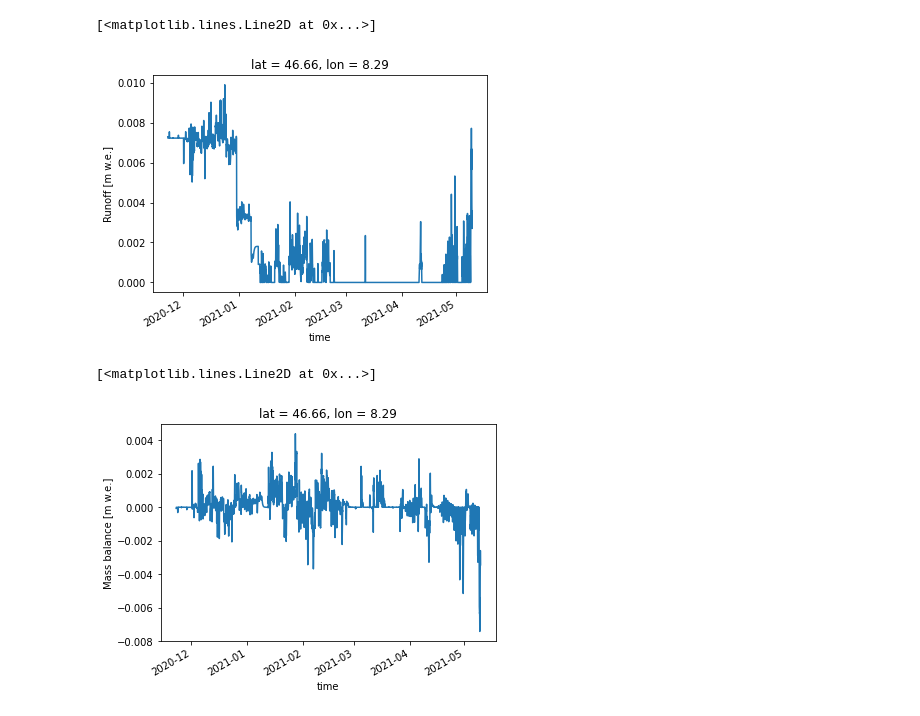
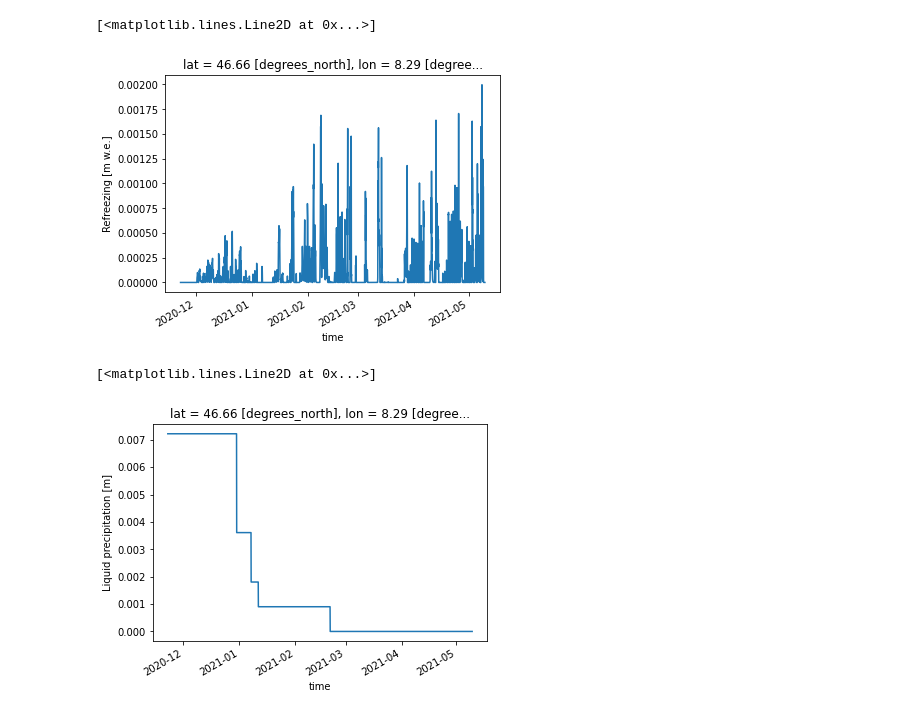
Before and after one commit to cryotools/cosipy, a Jupyter notebook: postprocessing/icestupa_plots/ds_analysis.ipynb, the cells around one changed output. Drawn from its saved outputs; the diff is of its cells as text; code cells hidden in the pictures.

```diff
--- a/postprocessing/icestupa_plots/ds_analysis.ipynb
+++ b/postprocessing/icestupa_plots/ds_analysis.ipynb
@@ -42,10 +52,10 @@ ds.SWNET.plot()
 # %%
-ds.Q.plot()
+ds.REFREEZE.plot()
 # %% [output]
 [<matplotlib.lines.Line2D at 0x...>]
-[figure, old version]
+[figure, new version]
 # %%
-ds.MB.plot()
+ds.DISF.plot()
 # %% [output]
 [<matplotlib.lines.Line2D at 0x...>]
-[figure, old version]
+[figure, new version]
```
Also changed, not shown: parts of 11 cells of this notebook, 9 other files.
